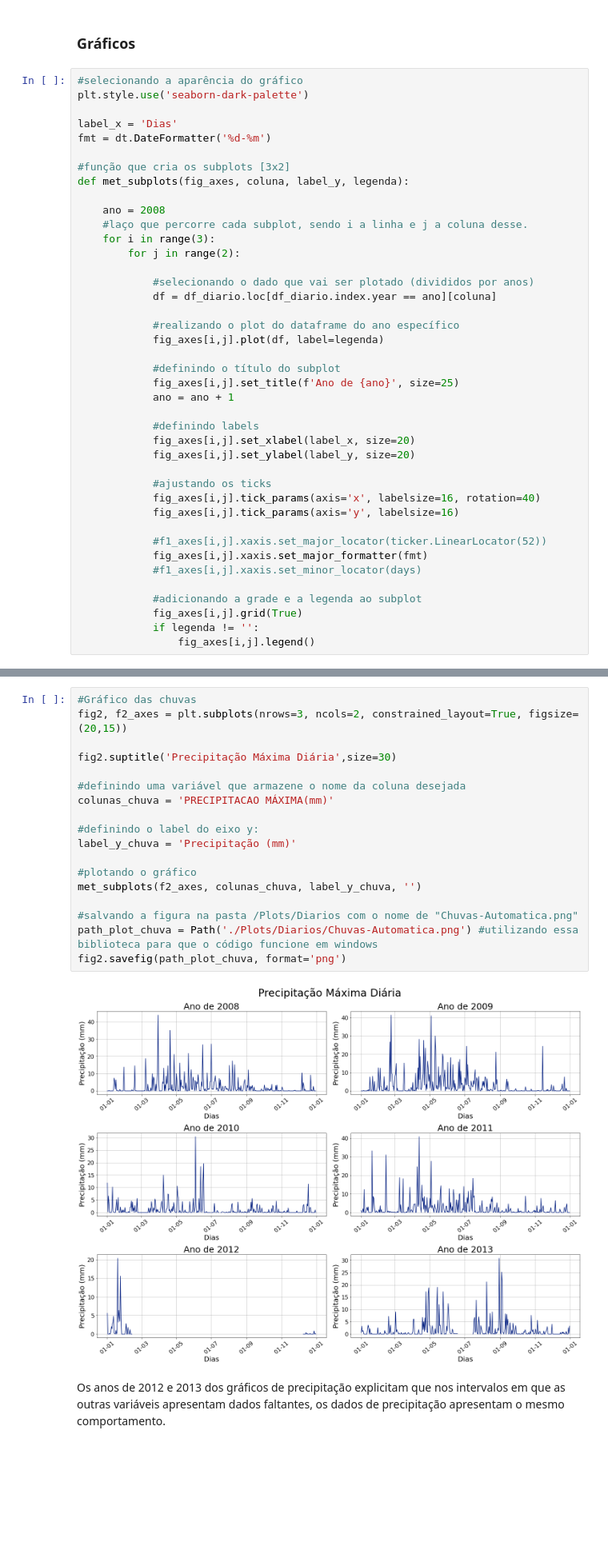
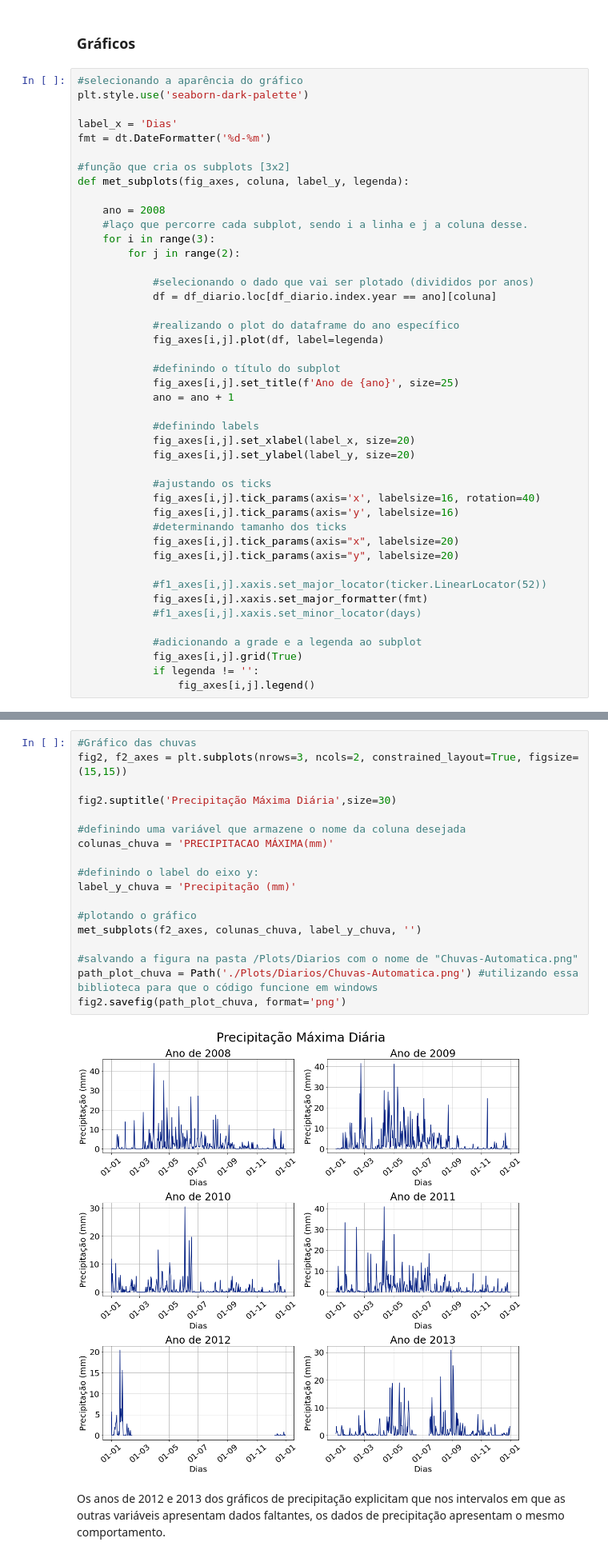
Before and after one commit to V-kr0pt/previsao-de-demanda, a Jupyter notebook: Notebooks/Notebooks_Meteorologicos/Dados_Meteorologicos_Diarios-Automaticas.ipynb, the cells around one changed output, grey strips where cells are left out. Shown at 80% size. Cells and saved outputs as stored; diff of their text form; blank space fills up the shorter version.

```diff
--- a/Notebooks/Notebooks_Meteorologicos/Dados_Meteorologicos_Diarios-Automaticas.ipynb
+++ b/Notebooks/Notebooks_Meteorologicos/Dados_Meteorologicos_Diarios-Automaticas.ipynb
@@ -193,6 +193,9 @@ def met_subplots(fig_axes, coluna, label_y, legenda):
             #ajustando os ticks
             fig_axes[i,j].tick_params(axis='x', labelsize=16, rotation=40)
             fig_axes[i,j].tick_params(axis='y', labelsize=16)
+            #determinando tamanho dos ticks
+            fig_axes[i,j].tick_params(axis="x", labelsize=20)
+            fig_axes[i,j].tick_params(axis="y", labelsize=20)
 
             #f1_axes[i,j].xaxis.set_major_locator(ticker.LinearLocator(52))
             fig_axes[i,j].xaxis.set_major_formatter(fmt)
@@ -232,24 +235,24 @@ fig1.savefig(path_plot_temp, format='png')
 Ainda, nos dados referentes a temperatura podemos notar alguns dados faltantes em 2010 e fica explícito que em quase todo o ano de 2012 ocorreu algum problema na mensuração. Ainda, em 2013 conseguimos reparar alguns dados faltantes próximo ao mês 07 (Número exato do dia verificado ao fim do Notebook). Verificaremos ao longo dos outros gráficos que esse é um comportamento se repete, ou seja, não é um problema unicamente na mensuração dessa variável, mas sim em todas.
 # %%
 #Gráfico das chuvas
-fig2, f2_axes = plt.subplots(nrows=3, ncols=2, constrained_layout=True, figsize=(20,15))
+fig2, f2_axes = plt.subplots(nrows=3, ncols=2, constrained_layout=True, figsize=(15,15))
 
 fig2.suptitle('Precipitação Máxima Diária',size=30)
 
 #definindo uma variável que armazene o nome da coluna desejada
 colunas_chuva = 'PRECIPITACAO MÁXIMA(mm)'
 
 #definindo o label do eixo y:
 label_y_chuva = 'Precipitação (mm)'
 
 #plotando o gráfico
 met_subplots(f2_axes, colunas_chuva, label_y_chuva, '')
 
 #salvando a figura na pasta /Plots/Diarios com o nome de "Chuvas-Automatica.png"
 path_plot_chuva = Path('./Plots/Diarios/Chuvas-Automatica.png') #utilizando essa biblioteca para que o código funcione em windows
 fig2.savefig(path_plot_chuva, format='png')
 # %% [output]
-[figure, old version]
+[figure, new version]
 # %% [markdown]
 Os anos de 2012 e 2013 dos gráficos de precipitação explicitam que nos intervalos em que as outras variáveis apresentam dados faltantes, os dados de precipitação apresentam o mesmo comportamento.
 # %%
```
Also changed, not shown: parts of 3 cells of this notebook, 4 other files.
